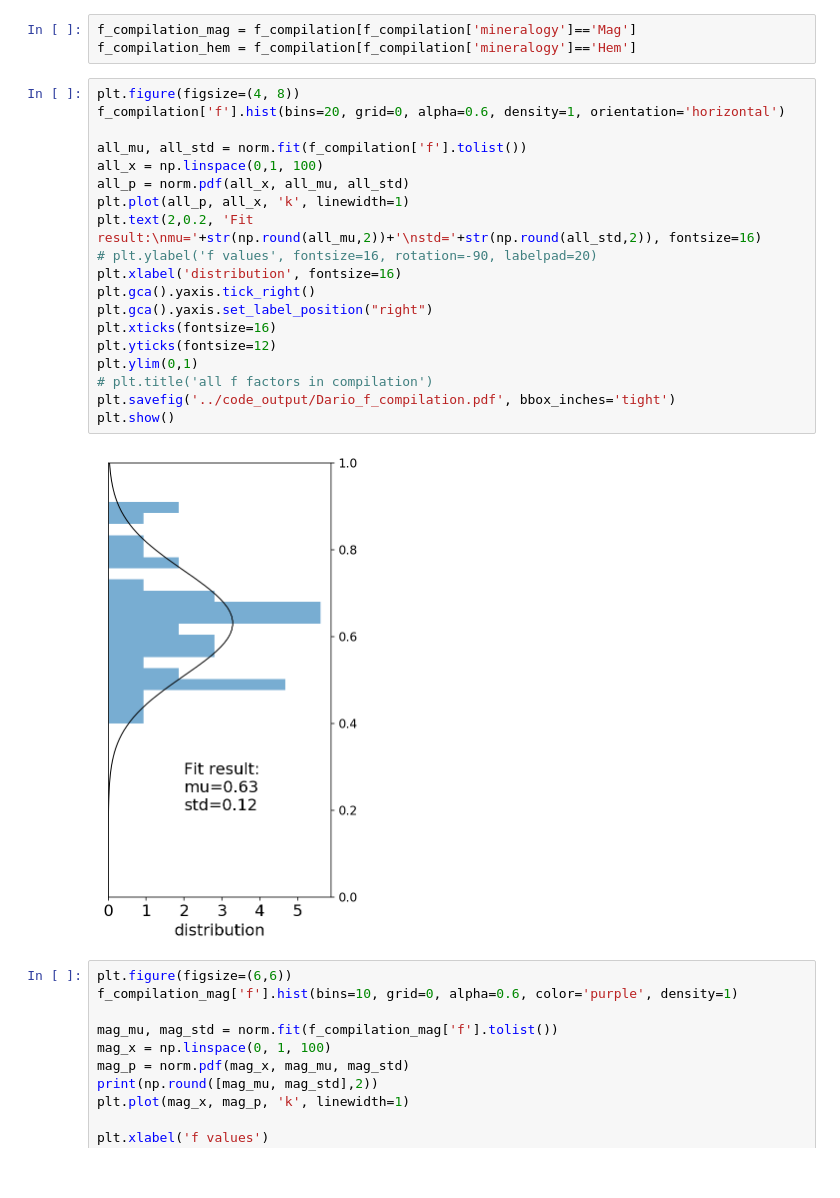
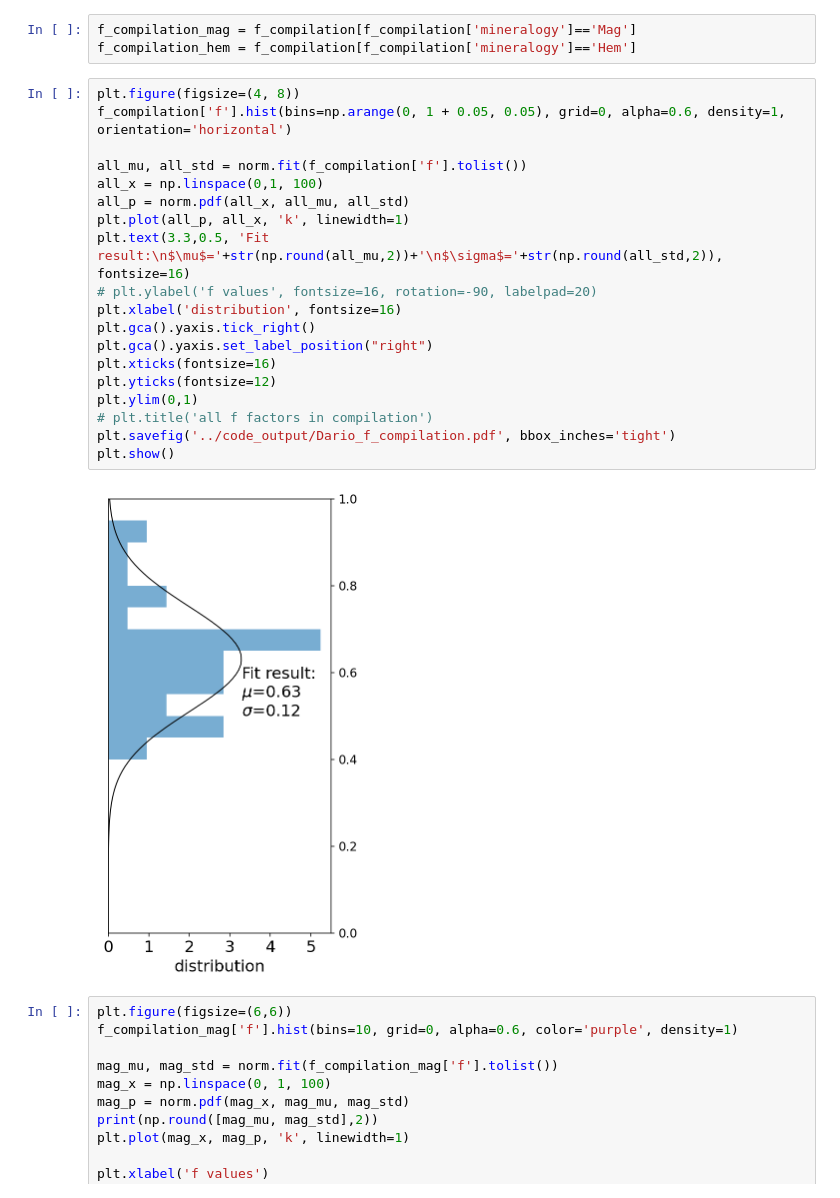
Before and after one commit to Swanson-Hysell-Group/Inclination_Shallowing, a Jupyter notebook: code/Notebooks/Cutface_pmag.ipynb, the cells around one changed output. Saved outputs shown, nothing was run; the diff lists cells and outputs as text.

Commit message:
update histogram size for compilation subplot

```diff
--- a/code/Notebooks/Cutface_pmag.ipynb
+++ b/code/Notebooks/Cutface_pmag.ipynb
@@ -1112,25 +1112,25 @@ f_compilation_mag = f_compilation[f_compilation['mineralogy']=='Mag']
 f_compilation_hem = f_compilation[f_compilation['mineralogy']=='Hem']
 # %%
 plt.figure(figsize=(4, 8))
-f_compilation['f'].hist(bins=20, grid=0, alpha=0.6, density=1, orientation='horizontal')
+f_compilation['f'].hist(bins=np.arange(0, 1 + 0.05, 0.05), grid=0, alpha=0.6, density=1, orientation='horizontal')
 
 all_mu, all_std = norm.fit(f_compilation['f'].tolist())
 all_x = np.linspace(0,1, 100)
 all_p = norm.pdf(all_x, all_mu, all_std)
 plt.plot(all_p, all_x, 'k', linewidth=1)
-plt.text(2,0.2, 'Fit result:\nmu='+str(np.round(all_mu,2))+'\nstd='+str(np.round(all_std,2)), fontsize=16)
+plt.text(3.3,0.5, 'Fit result:\n$\mu$='+str(np.round(all_mu,2))+'\n$\sigma$='+str(np.round(all_std,2)), fontsize=16)
 # plt.ylabel('f values', fontsize=16, rotation=-90, labelpad=20)
 plt.xlabel('distribution', fontsize=16)
 plt.gca().yaxis.tick_right()
 plt.gca().yaxis.set_label_position("right")
 plt.xticks(fontsize=16)
 plt.yticks(fontsize=12)
 plt.ylim(0,1)
 # plt.title('all f factors in compilation')
 plt.savefig('../code_output/Dario_f_compilation.pdf', bbox_inches='tight')
 plt.show()
 # %% [output]
-[figure, old version]
+[figure, new version]
 # %%
 plt.figure(figsize=(6,6))
 f_compilation_mag['f'].hist(bins=10, grid=0, alpha=0.6, color='purple', density=1)
```
Also changed, not shown: 2 other files.
